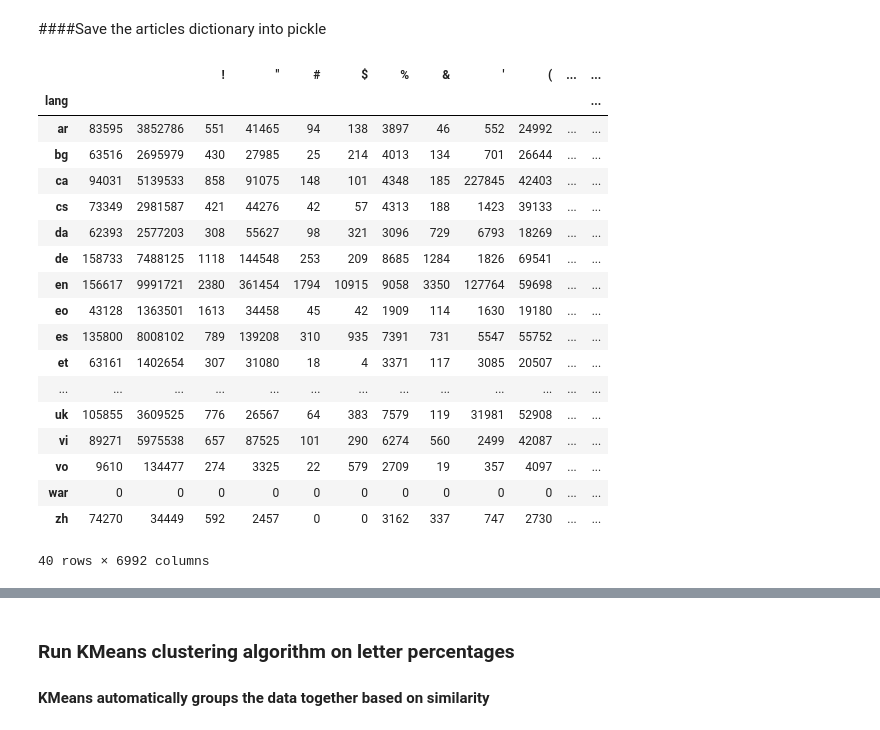
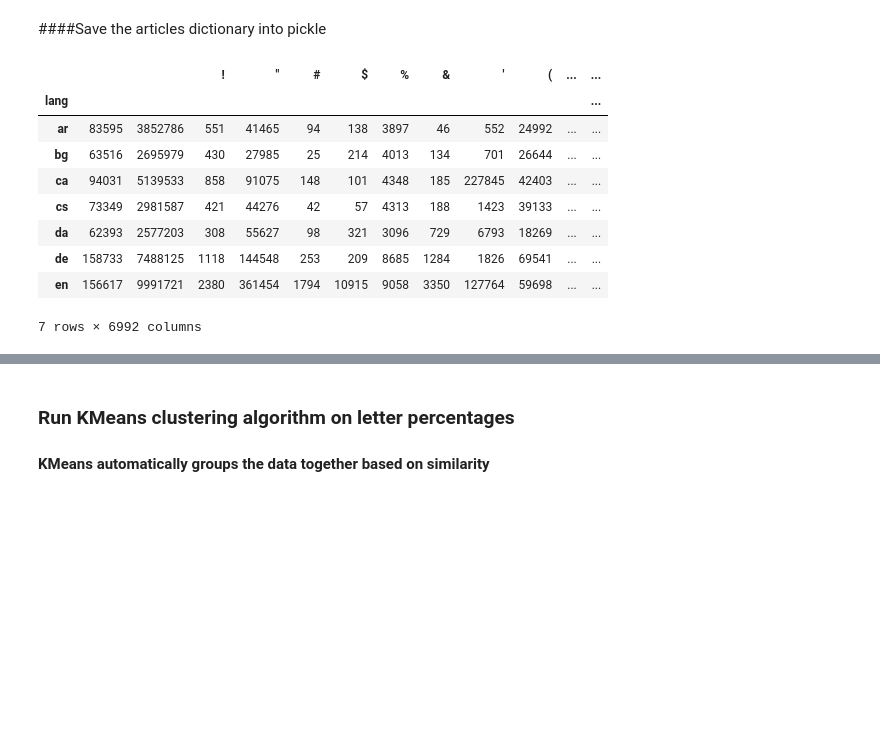
Before and after one commit to chrisdamba/langpred, a Jupyter notebook: model-exploration.ipynb, the cells around one changed output, grey strips where cells are left out. Drawn from its saved outputs; the diff is of its cells as text; code cells hidden in the pictures; blank space fills up the shorter version.

```diff
--- a/model-exploration.ipynb
+++ b/model-exploration.ipynb
@@ -86,27 +83,18 @@ df = DataFrame(data)
 df.fillna(0, inplace=True)
 df = df.set_index('lang')
 # %%
-df
+df.head(7)
 # %% [output]
 |  |  |  | ! | " | # | $ | % | & | ' | ( | ... | ... |
 | lang |  |  |  |  |  |  |  |  |  |  |  | ... |
 | ar | 83595 | 3852786 | 551 | 41465 | 94 | 138 | 3897 | 46 | 552 | 24992 | ... | ... |
 | bg | 63516 | 2695979 | 430 | 27985 | 25 | 214 | 4013 | 134 | 701 | 26644 | ... | ... |
 | ca | 94031 | 5139533 | 858 | 91075 | 148 | 101 | 4348 | 185 | 227845 | 42403 | ... | ... |
 | cs | 73349 | 2981587 | 421 | 44276 | 42 | 57 | 4313 | 188 | 1423 | 39133 | ... | ... |
 | da | 62393 | 2577203 | 308 | 55627 | 98 | 321 | 3096 | 729 | 6793 | 18269 | ... | ... |
 | de | 158733 | 7488125 | 1118 | 144548 | 253 | 209 | 8685 | 1284 | 1826 | 69541 | ... | ... |
 | en | 156617 | 9991721 | 2380 | 361454 | 1794 | 10915 | 9058 | 3350 | 127764 | 59698 | ... | ... |
-| eo | 43128 | 1363501 | 1613 | 34458 | 45 | 42 | 1909 | 114 | 1630 | 19180 | ... | ... |
-| es | 135800 | 8008102 | 789 | 139208 | 310 | 935 | 7391 | 731 | 5547 | 55752 | ... | ... |
-| et | 63161 | 1402654 | 307 | 31080 | 18 | 4 | 3371 | 117 | 3085 | 20507 | ... | ... |
-| ... | ... | ... | ... | ... | ... | ... | ... | ... | ... | ... | ... | ... |
-| uk | 105855 | 3609525 | 776 | 26567 | 64 | 383 | 7579 | 119 | 31981 | 52908 | ... | ... |
-| vi | 89271 | 5975538 | 657 | 87525 | 101 | 290 | 6274 | 560 | 2499 | 42087 | ... | ... |
-| vo | 9610 | 134477 | 274 | 3325 | 22 | 579 | 2709 | 19 | 357 | 4097 | ... | ... |
-| war | 0 | 0 | 0 | 0 | 0 | 0 | 0 | 0 | 0 | 0 | ... | ... |
-| zh | 74270 | 34449 | 592 | 2457 | 0 | 0 | 3162 | 337 | 747 | 2730 | ... | ... |
-40 rows × 6992 columns
+7 rows × 6992 columns
 # %%
 df3 = percentages(df)
 df3.values[np.isnan(df3.values)] = np.median(df3.values[~np.isnan(df3.values)])
```
Also changed, not shown: parts of 7 cells of this notebook.
